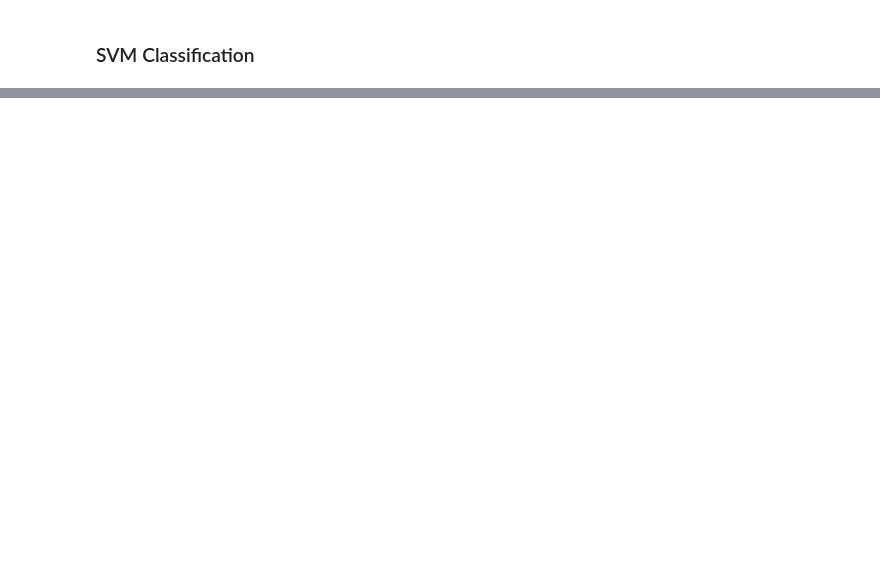
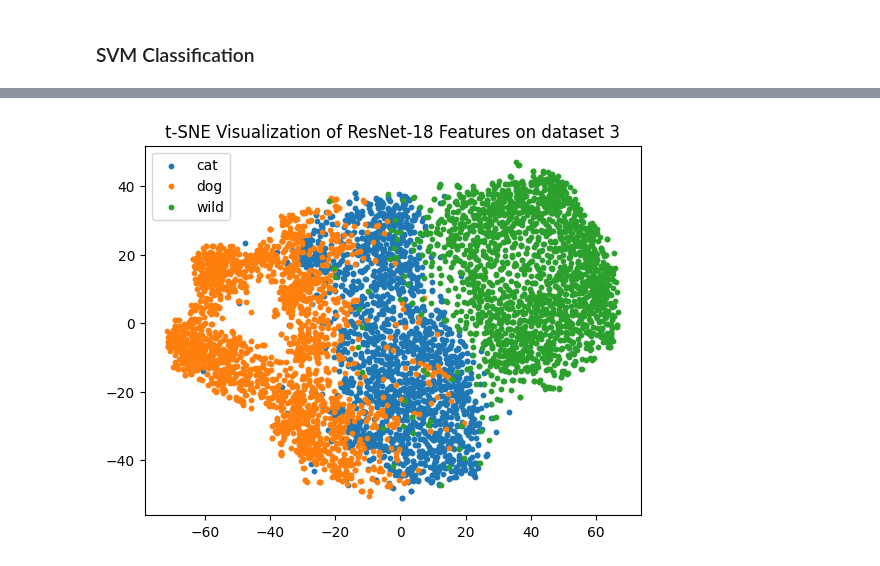
Before and after one commit to jonq-q/Comp432-GroupQ, a Jupyter notebook: Comp_432_Project.ipynb, the cells around one changed output, grey strips where cells are left out. Saved outputs shown, nothing was run; the diff lists cells and outputs as text; code cells hidden in the pictures; blank space fills up the shorter version.

```diff
--- a/Comp_432_Project.ipynb
+++ b/Comp_432_Project.ipynb
@@ -501,0 +504,10 @@ print(confMatrix_svm)
+# %%
+dataset3 = datasets.ImageFolder("/content/Comp432-GroupQ/Dataset 3/Animal Faces", transforms.Compose([
+        torchvision.transforms.Resize((224,224)),
+        torchvision.transforms.ColorJitter(hue=.05, saturation=.05),
+        torchvision.transforms.RandomHorizontalFlip(),
+        torchvision.transforms.RandomRotation(20),
+        transforms.ToTensor(),
+        transforms.Normalize([0.485, 0.456, 0.406], [0.229, 0.224, 0.225])]))
+
+dataloader_sc2 = DataLoader(dataset2, batch_size=64, shuffle=True)
@@ -501,0 +590,31 @@ print(confMatrix_svm)
+# %%
+all_features_pre_3 = []
+all_labels_pre_3= []
+
+resnet_nohead.to(device)
+
+with torch.no_grad():
+    for images, labels in dataloader_sc2:
+        images = images.to(device)
+        labels = labels.to(device)
+        features = resnet_nohead(images)
+        features = features.squeeze().cpu().numpy()
+        all_features_pre_3.append(features)
+        all_labels_pre_3.append(labels.cpu().numpy())
+
+# Concatenate features and labels
+all_features_pre_3= np.concatenate(all_features_pre_3, axis=0)
+all_labels_pre_3 = np.concatenate(all_labels_pre_3, axis=0)
+# %%
+tsne = TSNE(n_components=2, random_state=42)
+embedded_features_pre_3 = tsne.fit_transform(all_features_pre_3)
+# %%
+plt.scatter(embedded_features_pre_3[all_labels_pre_3 == 0, 0], embedded_features_pre_3[all_labels_pre_3 == 0, 1], label='cat',s=10)
+plt.scatter(embedded_features_pre_3[all_labels_pre_3 == 1, 0], embedded_features_pre_3[all_labels_pre_3 == 1, 1], label='dog',s=10)
+plt.scatter(embedded_features_pre_3[all_labels_pre_3 == 2, 0], embedded_features_pre_3[all_labels_pre_3 == 2, 1], label='wild',s=10)
+
+plt.title('t-SNE Visualization of ResNet-18 Features on dataset 3')
+plt.legend()
+plt.show()
+# %% [output]
+[figure, added]
```
Also changed, not shown: parts of 32 cells of this notebook.
